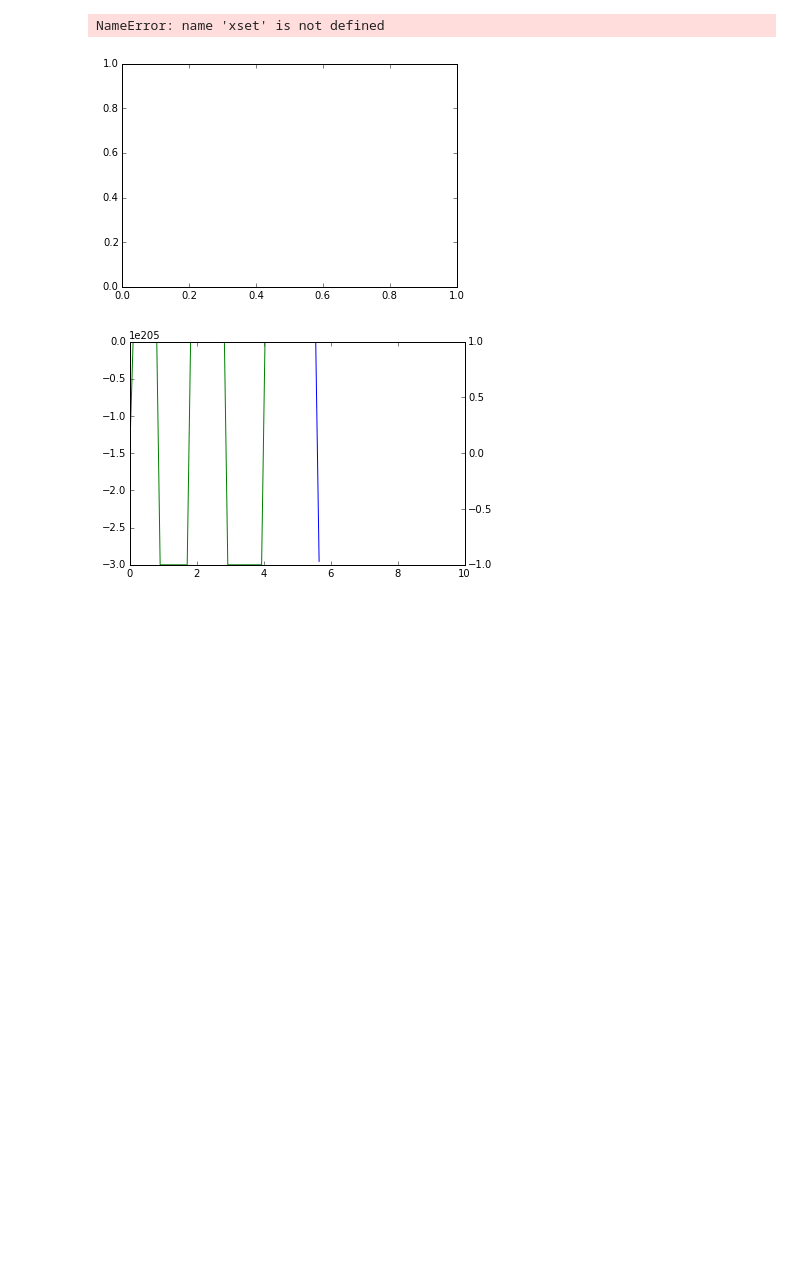
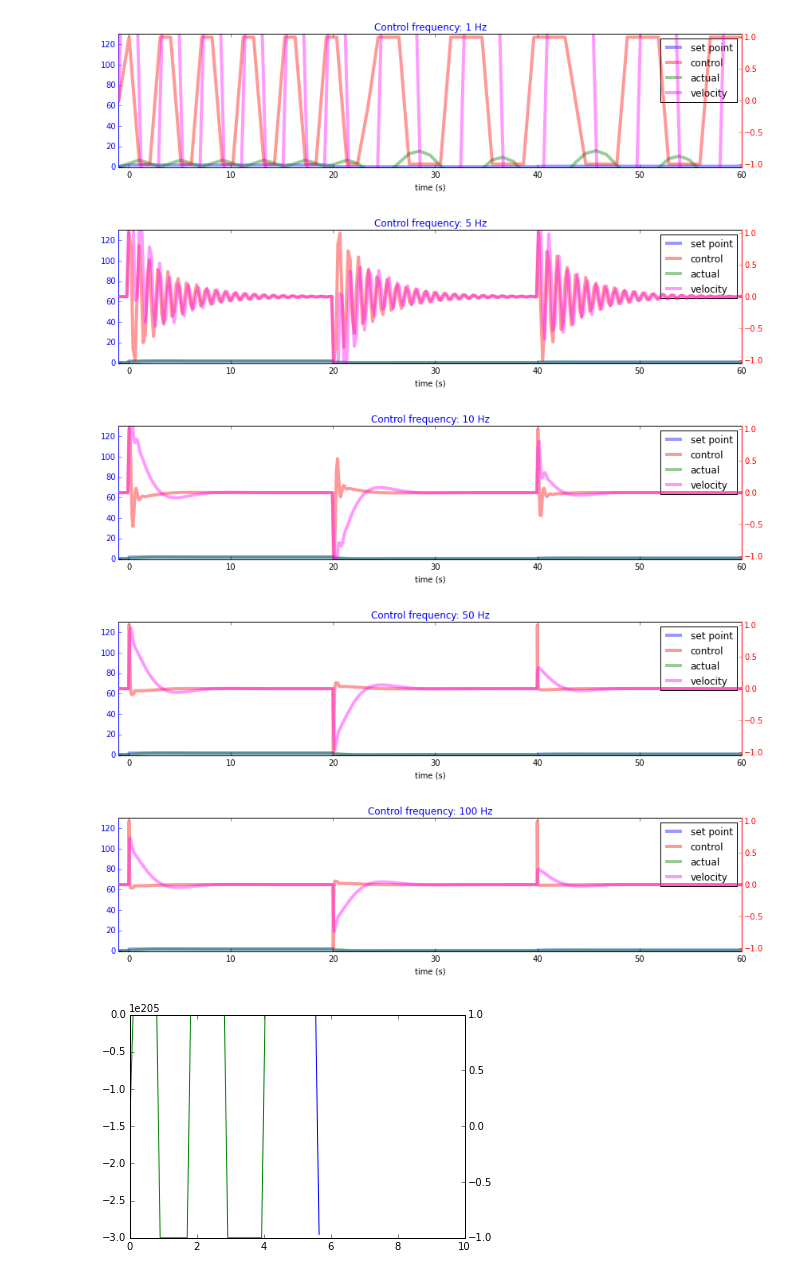
Before and after one commit to peterferreira/wernher, a Jupyter notebook: sandbox/remotus_immobilous/PID Controller.ipynb, the cells around one changed output. Drawn from its saved outputs; the diff is of its cells as text; code cells hidden in the pictures; blank space fills up the shorter version.

```diff
--- a/sandbox/remotus_immobilous/PID Controller.ipynb
+++ b/sandbox/remotus_immobilous/PID Controller.ipynb
@@ -94,27 +108,16 @@ for freq in [1,5,10,50,100]: #,500,1000,5000]:
-# %%
-kk = np.linspace(0,3,20)
-data = np.empty((20,100))
-for i,k in enumerate(kk):
-    data[i][:] = simulate(xset=10*π/180,
-                kp=1.3, ki=0.5, kd=k,
-                m=1733, b=0, k=1000, x0=0,
-                g=5000, s=0,
-                total_time=10, npoints=100)[3]
-
-fig,ax = pyplot.subplots()
-im = ax.imshow(data,
-          origin='lower', aspect='auto',
-          vmin=xset-0.2*xset, vmax=xset+0.2*xset,
-          extent=[-1,10,kk.min(),kk.max()],
-          cmap=cm.seismic)
-_=ax.set_xlabel('t')
-_=ax.set_ylabel('K')
-_=ax.grid(True)
-cb=pyplot.colorbar(im)
-print('xset:',xset)
-# %% [output]
-NameError: name 'xset' is not defined
-[figure, removed]
+# %%
+for freq in [1,5,10,50,100]: #,500,1000,5000]:
+    _=plot_simulation(*simulate(xset=90*π/180,
+                  kp=1, ki=0.6, kd=1,
+                  m=800, b=0, k=0, x0=0,
+                  g=5000, s=0,
+                  total_time=20, freq=freq))
+# %% [output]
+[figure, added]
+[figure, added]
+[figure, added]
+[figure, added]
+[figure, added]
 # %%
 moi = 1733 # kg m^2
 torque = 5000 # kg m^2 / s^2
```
Also changed, not shown: parts of 5 cells of this notebook, 6 other files.
